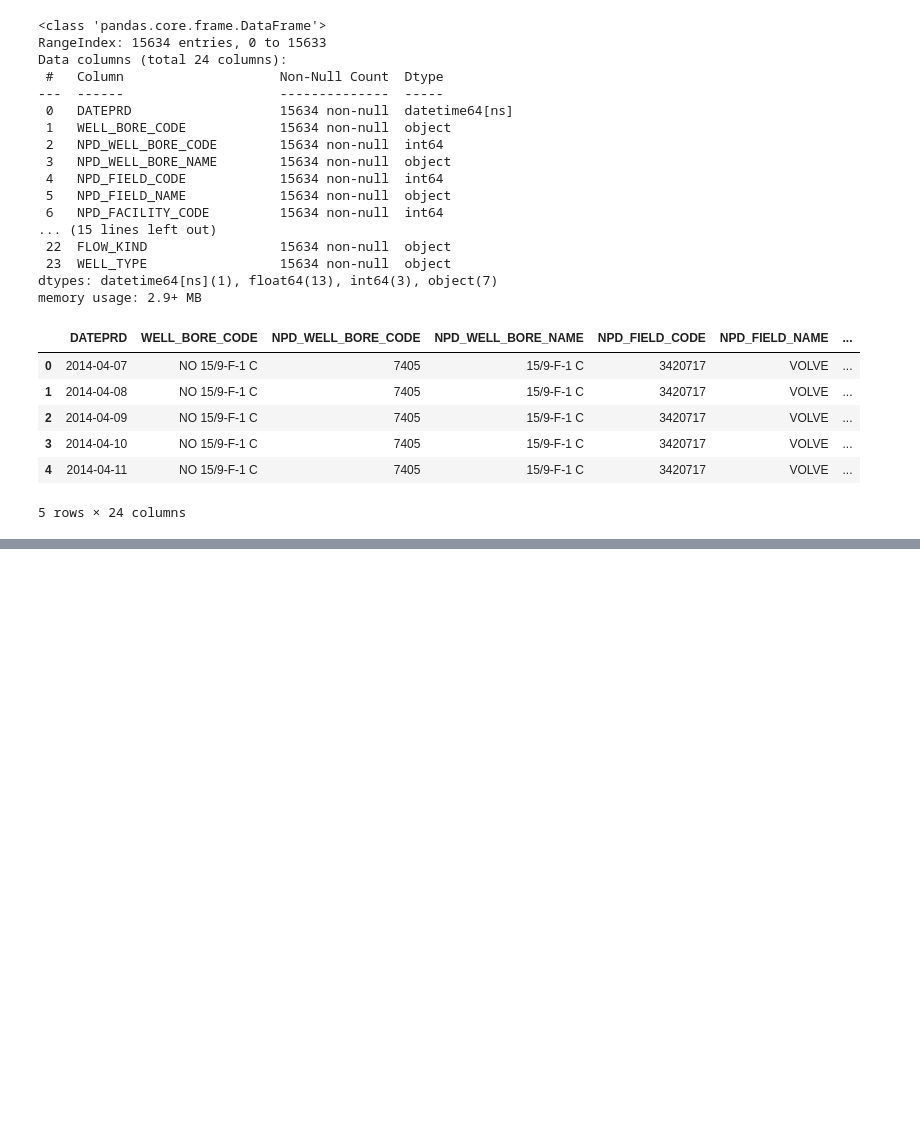
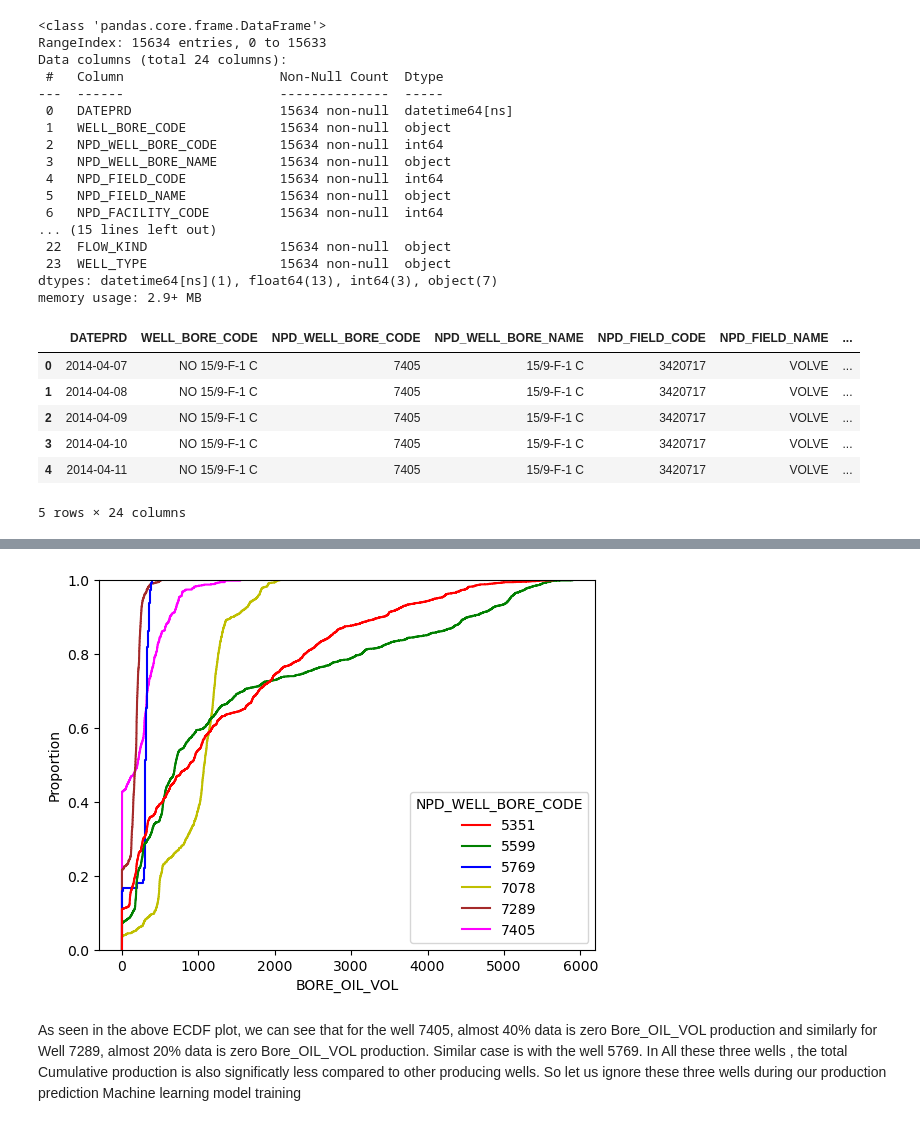
Before and after one commit to gaoqian310/production-analysis, a Jupyter notebook: main.ipynb, the cells around one changed output, grey strips where cells are left out. Drawn from its saved outputs; the diff is of its cells as text; code cells hidden in the pictures; blank space fills up the shorter version.

```diff
--- a/main.ipynb
+++ b/main.ipynb
@@ -38,0 +137,10 @@ data.head(5)
+# %%
+#from the seaborn library , we can use the Empirical Cumulative Distribution Function , and plot the oil production from all those wells having code as producers
+
+sns.ecdfplot(x='BORE_OIL_VOL',data=df_filtered, hue='NPD_WELL_BORE_CODE',palette=['r', 'g', 'b', 'y', 'brown', 'magenta'])
+
+plt.show()
+# %% [output]
+[figure, added]
+# %% [markdown]
+As seen in the above ECDF plot, we can see that for the well 7405, almost 40% data is zero Bore_OIL_VOL production and similarly for Well 7289, almost 20% data is zero Bore_OIL_VOL production. Similar case is with the well 5769. In All these three wells , the total Cumulative production is also significatly less compared to other producing wells. So let us ignore these three wells during our production prediction Machine learning model training
```
Also changed, not shown: parts of 13 cells of this notebook.
